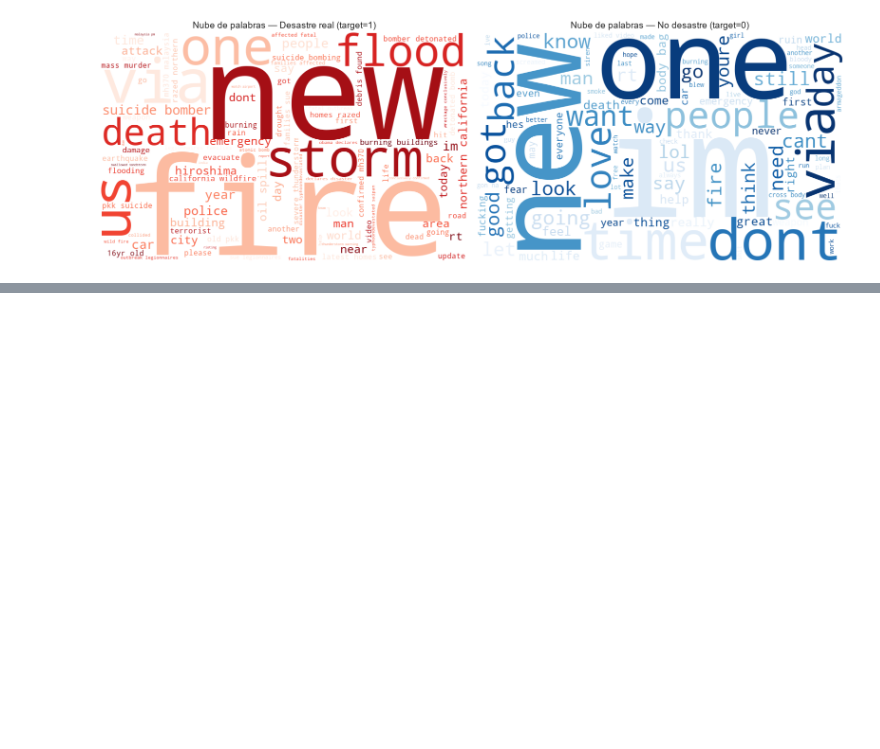
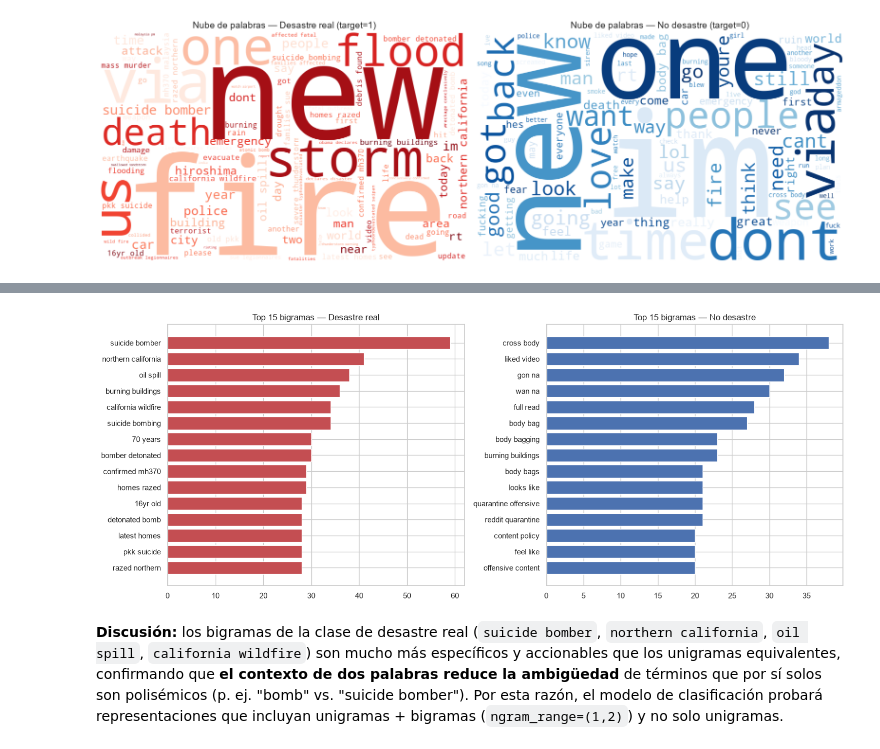
Before and after one commit to DavidDominguez-11/DS-Lab1, a Jupyter notebook: Laboratorio5_avance.ipynb, the cells around one changed output, grey strips where cells are left out. Cells and saved outputs as stored; diff of their text form; code cells hidden in the pictures; blank space fills up the shorter version.

Commit message:
Agregar analisis de bigramas

```diff
--- a/Laboratorio5_avance.ipynb
+++ b/Laboratorio5_avance.ipynb
@@ -405,0 +410,20 @@ plt.show()
+# %%
+def top_ngrams(corpus, ngram_range=(2, 2), top_n=15):
+    vec = CountVectorizer(ngram_range=ngram_range)
+    X = vec.fit_transform(corpus)
+    freqs = np.asarray(X.sum(axis=0)).ravel()
+    vocab = vec.get_feature_names_out()
+    pairs = sorted(zip(vocab, freqs), key=lambda x: x[1], reverse=True)
+    return pairs[:top_n]
+
+
+bigrams_disaster = top_ngrams(df.loc[df["target"] == 1, "clean_text_no_stop"])
+bigrams_no_disaster = top_ngrams(df.loc[df["target"] == 0, "clean_text_no_stop"])
+
+print("Top 15 bigramas — DESASTRE REAL:")
+for bg, c in bigrams_disaster:
+    print(f"  {bg:<25} {c}")
+
+print("\nTop 15 bigramas — NO DESASTRE:")
+for bg, c in bigrams_no_disaster:
+    print(f"  {bg:<25} {c}")
@@ -405,0 +448,17 @@ plt.show()
+# %%
+fig, axes = plt.subplots(1, 2, figsize=(15, 6))
+
+bg1, c1 = zip(*bigrams_disaster)
+axes[0].barh(bg1[::-1], c1[::-1], color="#C44E52")
+axes[0].set_title("Top 15 bigramas — Desastre real")
+
+bg0, c0 = zip(*bigrams_no_disaster)
+axes[1].barh(bg0[::-1], c0[::-1], color="#4C72B0")
+axes[1].set_title("Top 15 bigramas — No desastre")
+
+plt.tight_layout()
+plt.show()
+# %% [output]
+[figure, added]
+# %% [markdown]
+**Discusión:** los bigramas de la clase de desastre real (`suicide bomber`, `northern california`, `oil spill`, `california wildfire`) son mucho más específicos y accionables que los unigramas equivalentes, confirmando que **el contexto de dos palabras reduce la ambigüedad** de términos que por sí solos son polisémicos (p. ej. "bomb" vs. "suicide bomber"). Por esta razón, el modelo de clasificación probará representaciones que incluyan unigramas + bigramas (`ngram_range=(1,2)`) y no solo unigramas.
```
Also changed, not shown: parts of 2 cells of this notebook.
